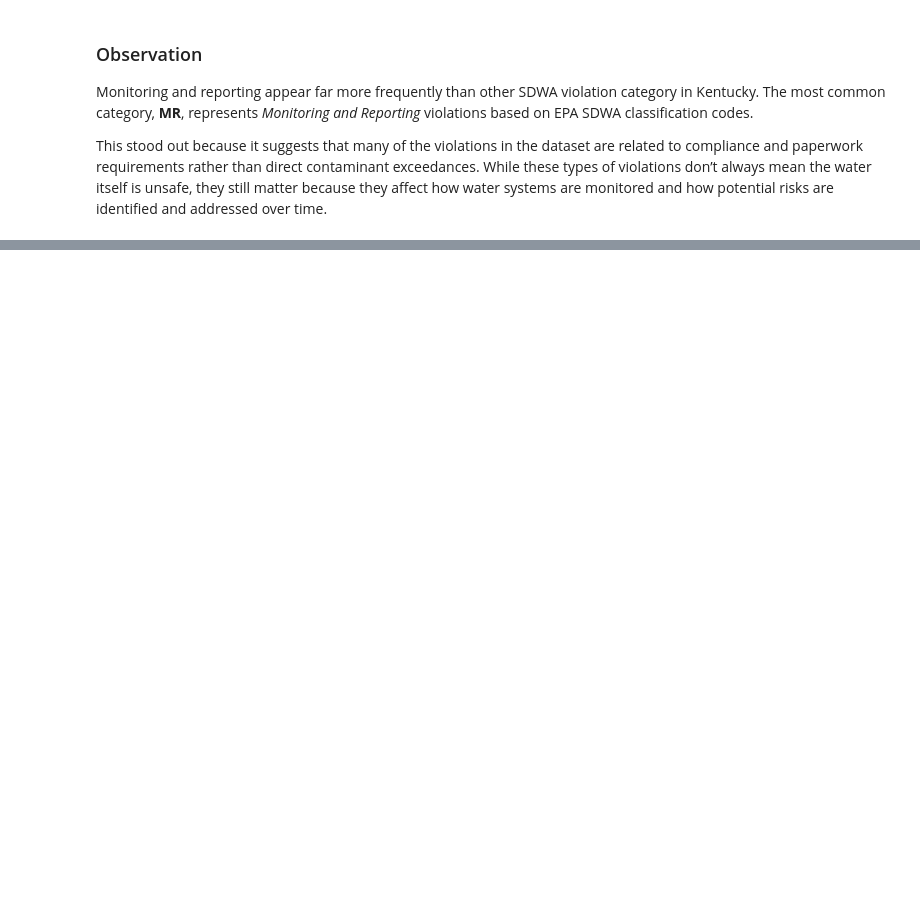
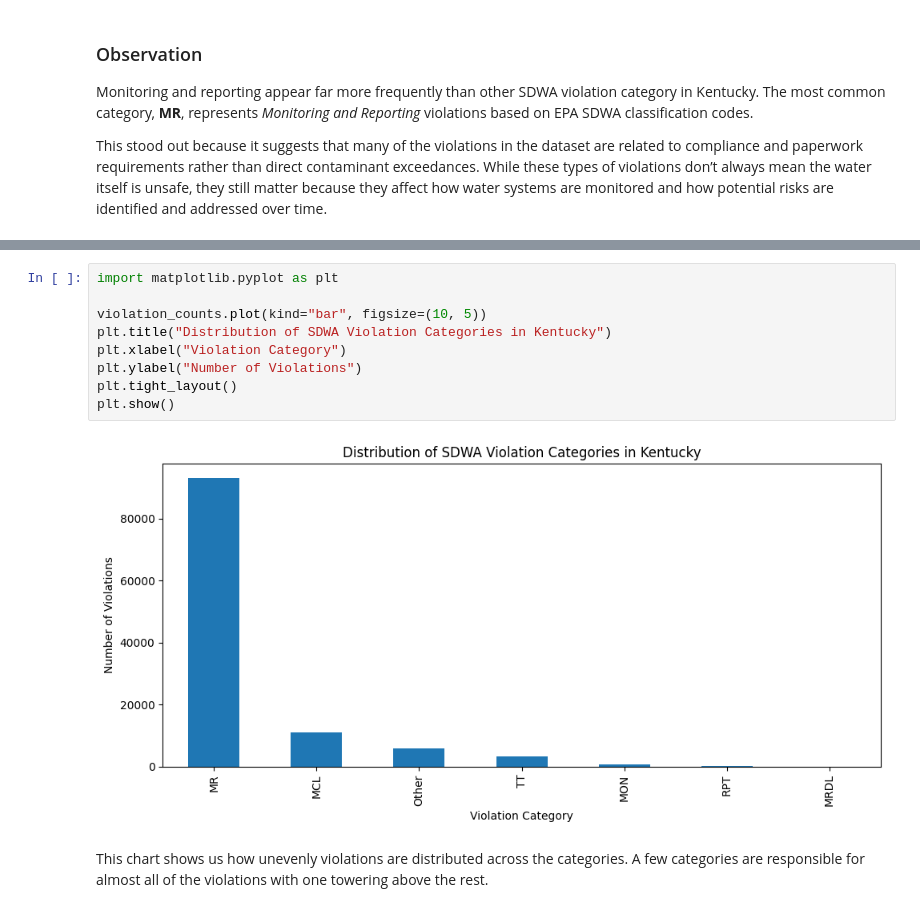
Before and after one commit to amydaniel24/kentucky_water_quality_analysis, a Jupyter notebook: notebooks/keystone_water_ky.ipynb, the cells around one changed output, grey strips where cells are left out. Saved outputs shown, nothing was run; the diff lists cells and outputs as text; blank space fills up the shorter version.

```diff
--- a/notebooks/keystone_water_ky.ipynb
+++ b/notebooks/keystone_water_ky.ipynb
@@ -339,0 +387,13 @@ This stood out because it suggests that many of the violations in the dataset ar
+# %%
+import matplotlib.pyplot as plt
+
+violation_counts.plot(kind="bar", figsize=(10, 5))
+plt.title("Distribution of SDWA Violation Categories in Kentucky")
+plt.xlabel("Violation Category")
+plt.ylabel("Number of Violations")
+plt.tight_layout()
+plt.show()
+# %% [output]
+[figure, added]
+# %% [markdown]
+This chart shows us how unevenly violations are distributed across the categories. A few categories are responsible for almost all of the violations with one towering above the rest.
```
Also changed, not shown: parts of 11 cells of this notebook.
